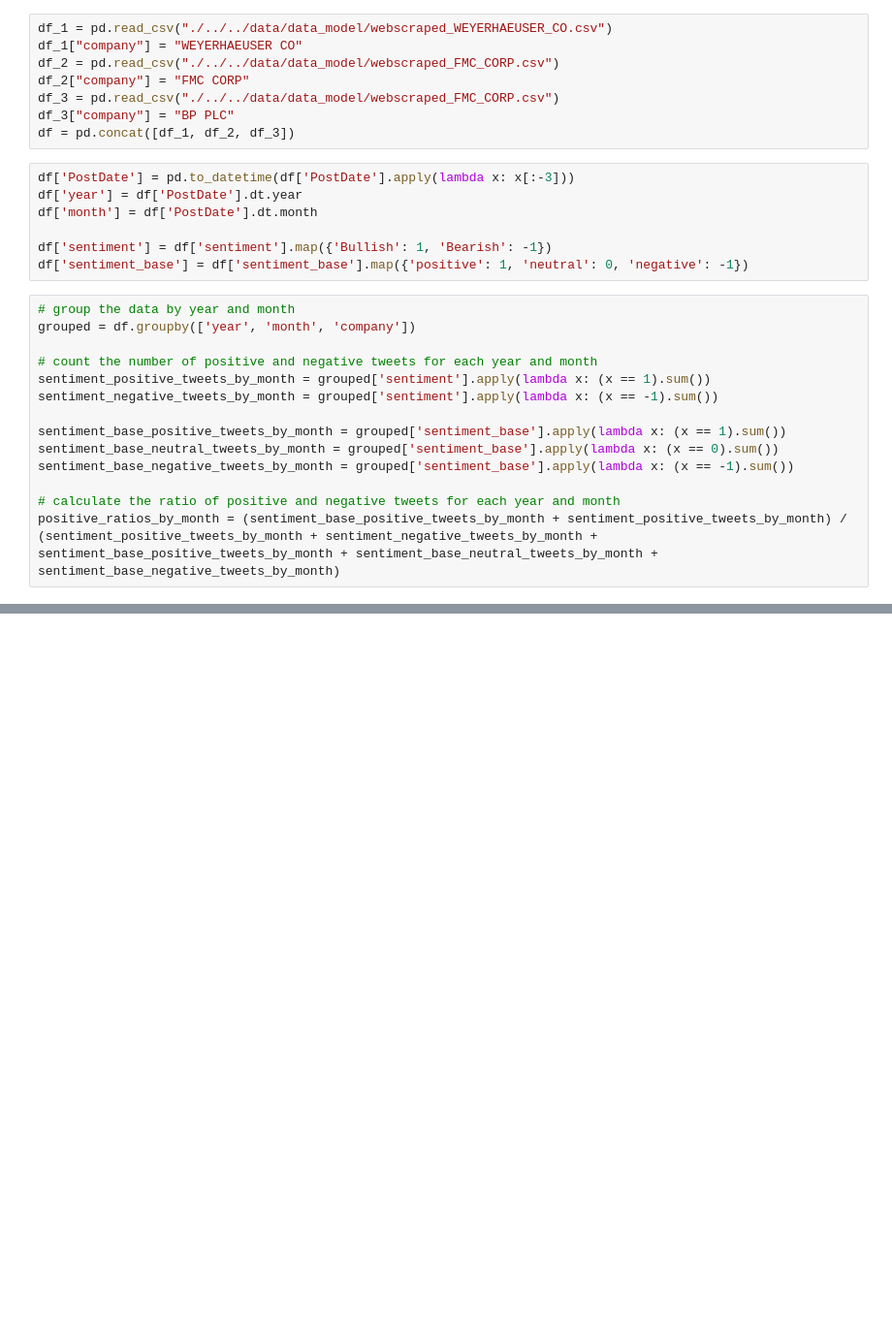
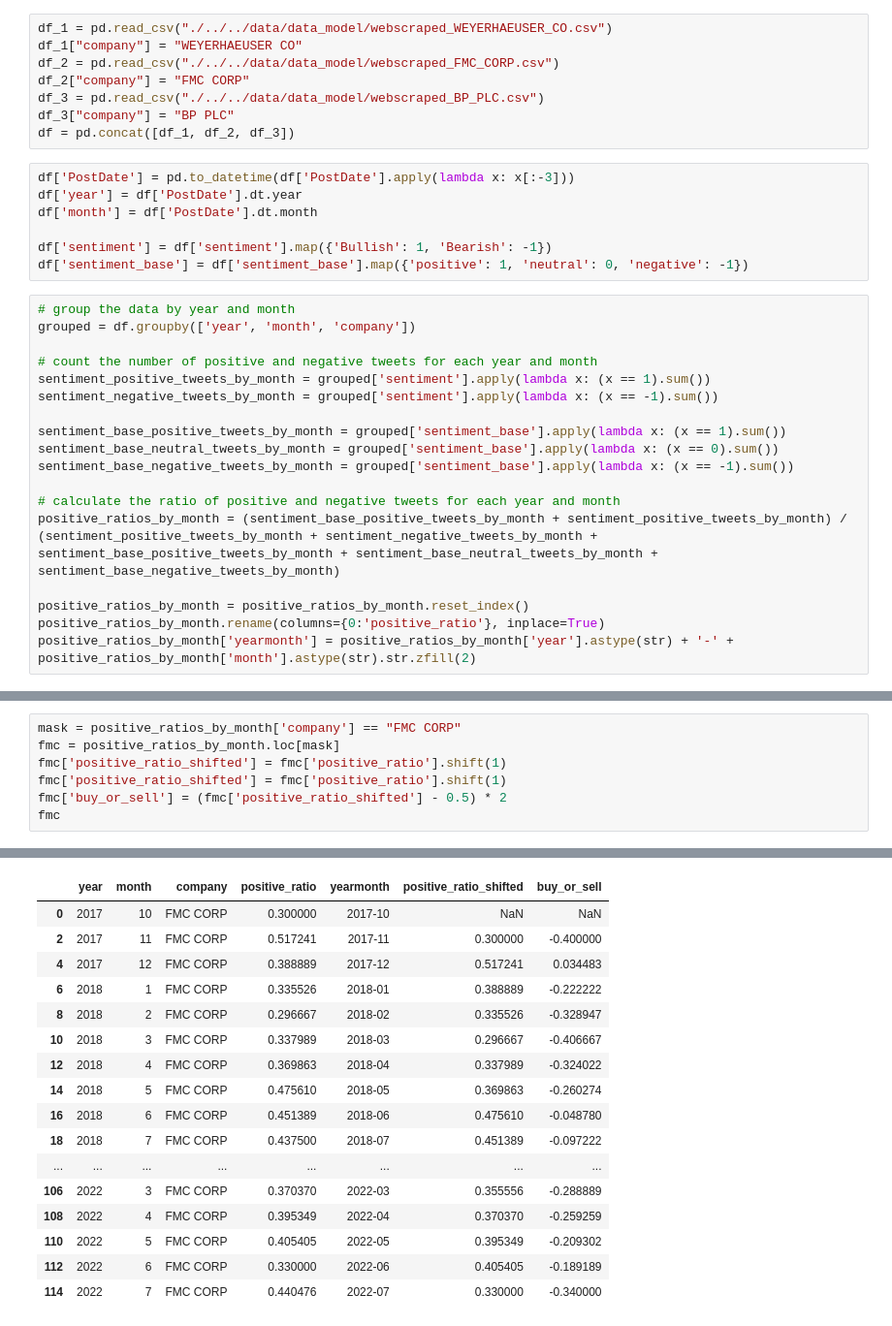
Before and after one commit to Pse1234/sentimental-analysis-energy-stocks, a Jupyter notebook: src/model/asdf.ipynb, the cells around one changed output, grey strips where cells are left out. Shown at 97% size. Drawn from its saved outputs; the diff is of its cells as text; blank space fills up the shorter version.

```diff
--- a/src/model/asdf.ipynb
+++ b/src/model/asdf.ipynb
@@ -5,7 +5,7 @@ df_1 = pd.read_csv("./../../data/data_model/webscraped_WEYERHAEUSER_CO.csv")
 df_1["company"] = "WEYERHAEUSER CO"
 df_2 = pd.read_csv("./../../data/data_model/webscraped_FMC_CORP.csv")
 df_2["company"] = "FMC CORP"
-df_3 = pd.read_csv("./../../data/data_model/webscraped_FMC_CORP.csv")
+df_3 = pd.read_csv("./../../data/data_model/webscraped_BP_PLC.csv")
 df_3["company"] = "BP PLC"
 df = pd.concat([df_1, df_2, df_3])
 # %%
@@ -29,3 +29,7 @@ sentiment_base_negative_tweets_by_month = grouped['sentiment_base'].apply(lambda
 
 # calculate the ratio of positive and negative tweets for each year and month
 positive_ratios_by_month = (sentiment_base_positive_tweets_by_month + sentiment_positive_tweets_by_month) / (sentiment_positive_tweets_by_month + sentiment_negative_tweets_by_month + sentiment_base_positive_tweets_by_month + sentiment_base_neutral_tweets_by_month + sentiment_base_negative_tweets_by_month)
+
+positive_ratios_by_month = positive_ratios_by_month.reset_index()
+positive_ratios_by_month.rename(columns={0:'positive_ratio'}, inplace=True)
+positive_ratios_by_month['yearmonth'] = positive_ratios_by_month['year'].astype(str) + '-' + positive_ratios_by_month['month'].astype(str).str.zfill(2)
@@ -103,0 +62,8 @@ print("Positive tweets with sentiment_base 1 in September 2022:", positive_tweet
+# %%
+mask = positive_ratios_by_month['company'] == "FMC CORP"
+fmc = positive_ratios_by_month.loc[mask]
+fmc['positive_ratio_shifted'] = fmc['positive_ratio'].shift(1)
+fmc['positive_ratio_shifted'] = fmc['positive_ratio'].shift(1)
+fmc['buy_or_sell'] = (fmc['positive_ratio_shifted'] - 0.5) * 2
+fmc
+# %% [output]
@@ -103,0 +85,17 @@ print("Positive tweets with sentiment_base 1 in September 2022:", positive_tweet
+|  | year | month | company | positive_ratio | yearmonth | positive_ratio_shifted | buy_or_sell |
+| 0 | 2017 | 10 | FMC CORP | 0.300000 | 2017-10 | NaN | NaN |
+| 2 | 2017 | 11 | FMC CORP | 0.517241 | 2017-11 | 0.300000 | -0.400000 |
+| 4 | 2017 | 12 | FMC CORP | 0.388889 | 2017-12 | 0.517241 | 0.034483 |
+| 6 | 2018 | 1 | FMC CORP | 0.335526 | 2018-01 | 0.388889 | -0.222222 |
+| 8 | 2018 | 2 | FMC CORP | 0.296667 | 2018-02 | 0.335526 | -0.328947 |
+| 10 | 2018 | 3 | FMC CORP | 0.337989 | 2018-03 | 0.296667 | -0.406667 |
+| 12 | 2018 | 4 | FMC CORP | 0.369863 | 2018-04 | 0.337989 | -0.324022 |
+| 14 | 2018 | 5 | FMC CORP | 0.475610 | 2018-05 | 0.369863 | -0.260274 |
+| 16 | 2018 | 6 | FMC CORP | 0.451389 | 2018-06 | 0.475610 | -0.048780 |
+| 18 | 2018 | 7 | FMC CORP | 0.437500 | 2018-07 | 0.451389 | -0.097222 |
+| ... | ... | ... | ... | ... | ... | ... | ... |
+| 106 | 2022 | 3 | FMC CORP | 0.370370 | 2022-03 | 0.355556 | -0.288889 |
+| 108 | 2022 | 4 | FMC CORP | 0.395349 | 2022-04 | 0.370370 | -0.259259 |
+| 110 | 2022 | 5 | FMC CORP | 0.405405 | 2022-05 | 0.395349 | -0.209302 |
+| 112 | 2022 | 6 | FMC CORP | 0.330000 | 2022-06 | 0.405405 | -0.189189 |
+| 114 | 2022 | 7 | FMC CORP | 0.440476 | 2022-07 | 0.330000 | -0.340000 |
```
Also changed, not shown: parts of 14 cells of this notebook.
